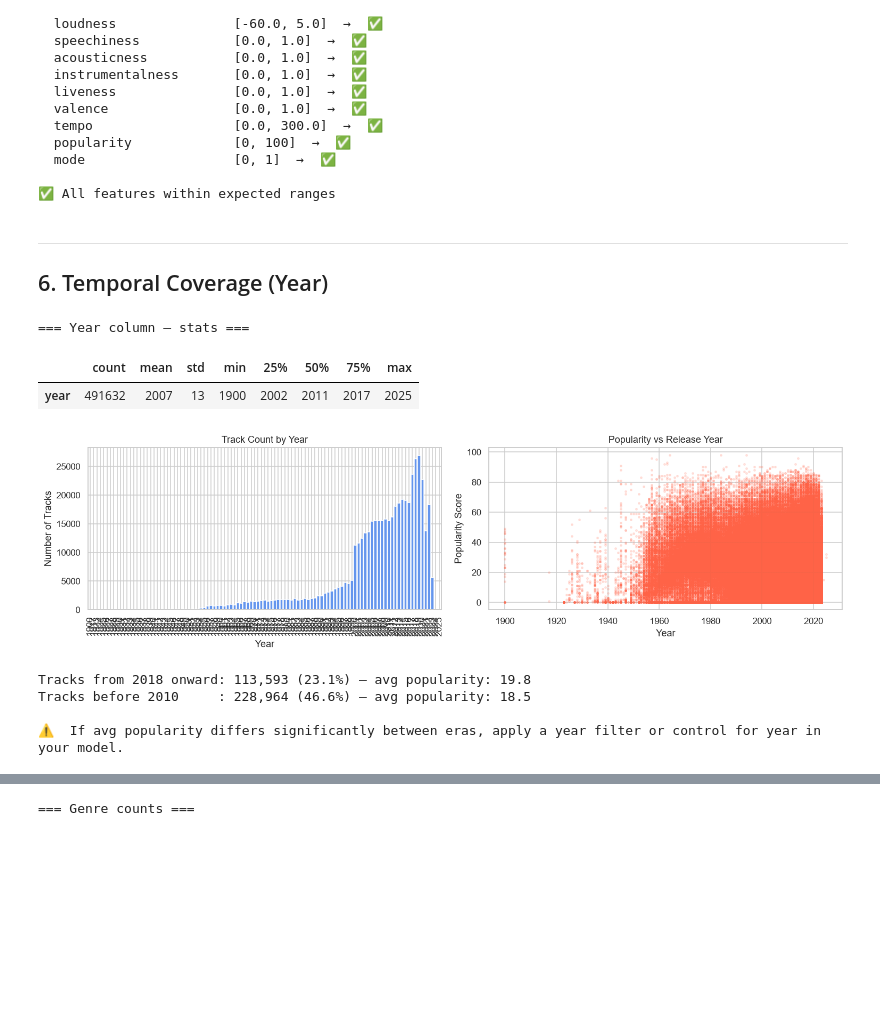
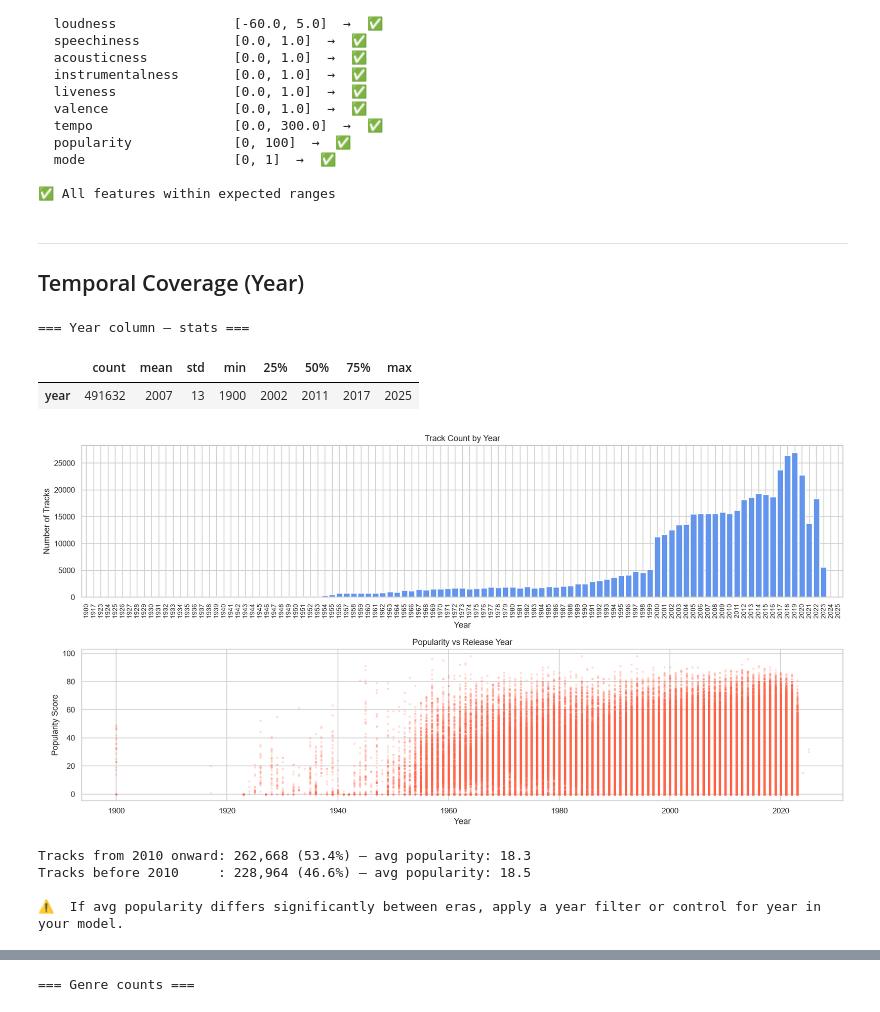
Before and after one commit to grenappl/thesis-project, a Jupyter notebook: notebooks/1_validation.ipynb, the cells around one changed output, grey strips where cells are left out. Cells and saved outputs as stored; diff of their text form; code cells hidden in the pictures; blank space fills up the shorter version.

```diff
--- a/notebooks/1_validation.ipynb
+++ b/notebooks/1_validation.ipynb
@@ -287,42 +288,42 @@ print('\n✅ All features within expected ranges' if all_ok else '\n⚠️  Some
 ✅ All features within expected ranges
 # %% [markdown]
 ---
-## 6. Temporal Coverage (Year)
+## Temporal Coverage (Year)
 # %%
 print('=== Year column — stats ===')
 display(songs['year'].describe().to_frame().T.astype(int))
 
 year_counts = songs['year'].value_counts().sort_index()
 
-fig, axes = plt.subplots(1, 2, figsize=(14, 4))
+fig, axes = plt.subplots(2, 1, figsize=(16, 8))
 year_counts.plot(kind='bar', ax=axes[0], color='cornflowerblue', edgecolor='white', width=0.85)
 axes[0].set_title('Track Count by Year')
 axes[0].set_xlabel('Year')
 axes[0].set_ylabel('Number of Tracks')
-axes[0].tick_params(axis='x', rotation=90)
+axes[0].tick_params(axis='x', rotation=90, labelsize=9)
 
 # Popularity vs year scatter
 axes[1].scatter(songs['year'], songs['popularity'], alpha=0.15, s=5, color='tomato')
 axes[1].set_title('Popularity vs Release Year')
 axes[1].set_xlabel('Year')
 axes[1].set_ylabel('Popularity Score')
 plt.tight_layout()
 plt.show()
 
 # Flag recency bias
-recent = songs[songs['year'] >= 2018]
-print(f'\nTracks from 2018 onward: {len(recent):,} ({len(recent)/len(songs)*100:.1f}%) '
+recent = songs[songs['year'] >= 2010]
+print(f'\nTracks from 2010 onward: {len(recent):,} ({len(recent)/len(songs)*100:.1f}%) '
       f'— avg popularity: {recent["popularity"].mean():.1f}')
 older = songs[songs['year'] < 2010]
 print(f'Tracks before 2010     : {len(older):,} ({len(older)/len(songs)*100:.1f}%) '
       f'— avg popularity: {older["popularity"].mean():.1f}')
 print('\n⚠️  If avg popularity differs significantly between eras, apply a year filter or control for year in your model.')
 # %% [output]
 === Year column — stats ===
 |  | count | mean | std | min | 25% | 50% | 75% | max |
 | year | 491632 | 2007 | 13 | 1900 | 2002 | 2011 | 2017 | 2025 |
-[figure, old version]
+[figure, new version]
-Tracks from 2018 onward: 113,593 (23.1%) — avg popularity: 19.8
+Tracks from 2010 onward: 262,668 (53.4%) — avg popularity: 18.3
 Tracks before 2010     : 228,964 (46.6%) — avg popularity: 18.5
 
 ⚠️  If avg popularity differs significantly between eras, apply a year filter or control for year in your model.
```
Also changed, not shown: parts of 18 cells of this notebook, 8 other files.
